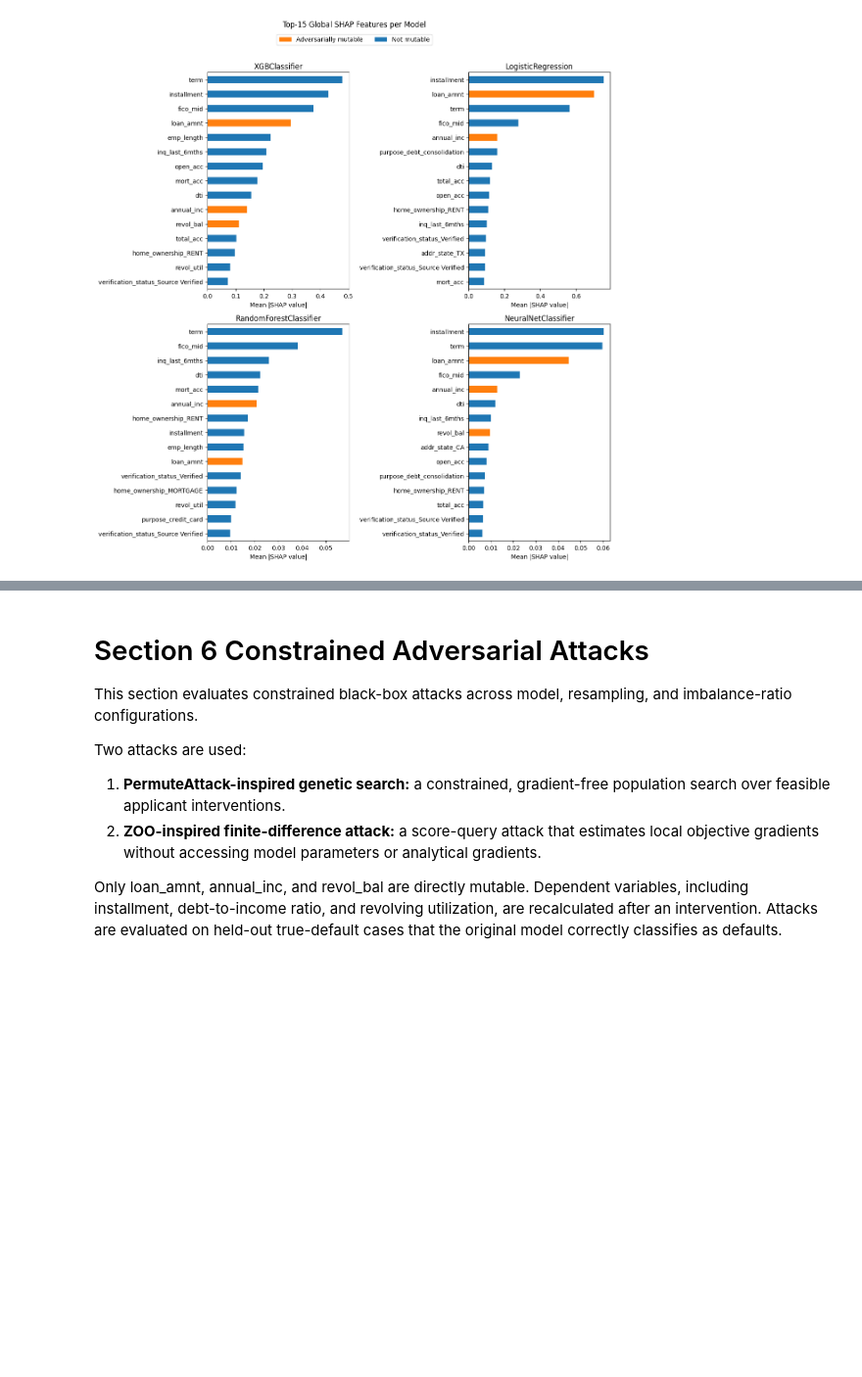
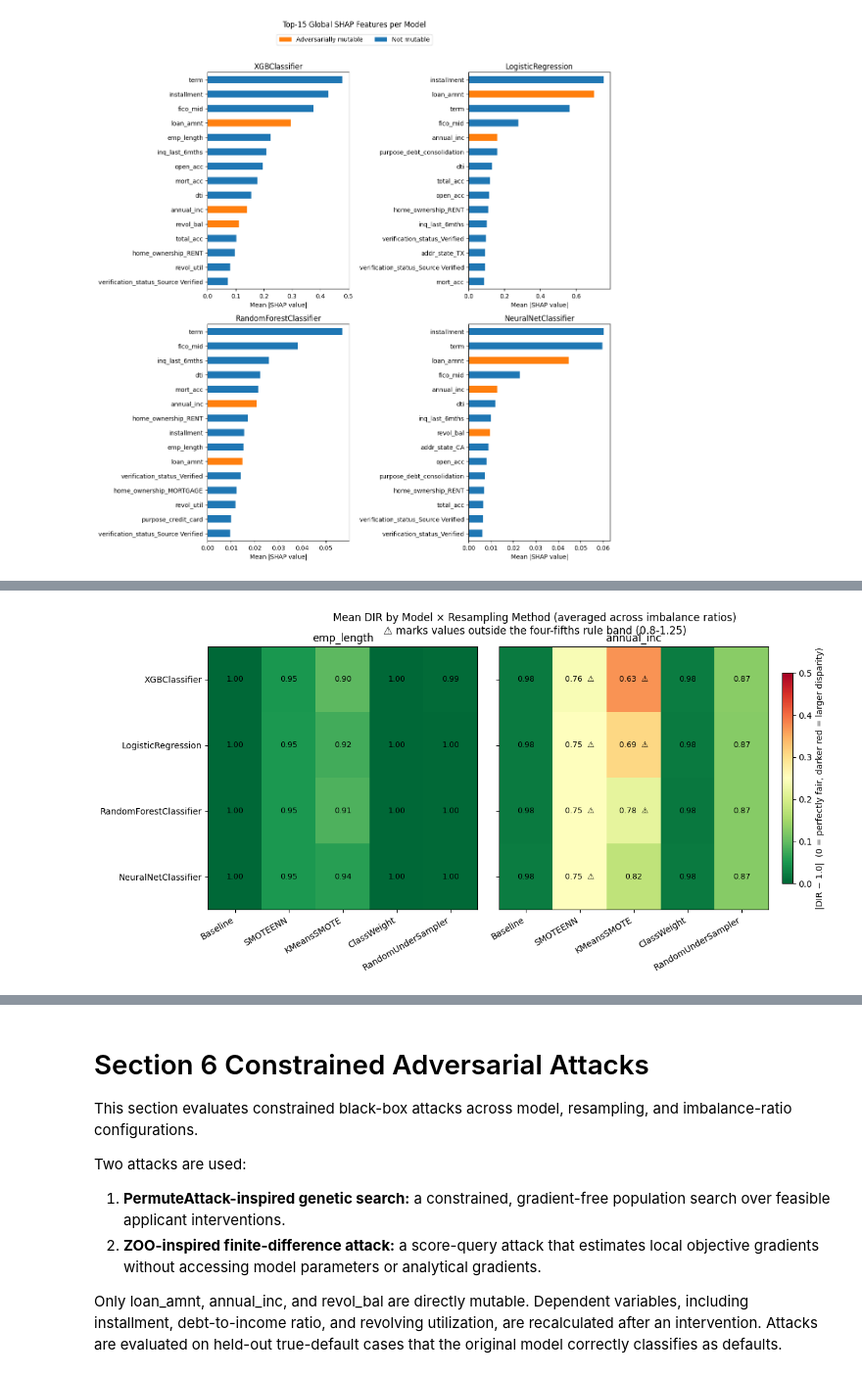
Before and after one commit to TimAngevare/Adversarial-Attacks-on-Class-Imbalanced-Lending-Default-Models, a Jupyter notebook: Notebook_Final_V1.ipynb, the cells around one changed output, grey strips where cells are left out. Shown at 98% size. Drawn from its saved outputs; the diff is of its cells as text; code cells hidden in the pictures; blank space fills up the shorter version.

```diff
--- a/Notebook_Final_V1.ipynb
+++ b/Notebook_Final_V1.ipynb
@@ -2182,0 +2250,38 @@ fairness_results_df.round(3)
+# %%
+fig2, axes2 = plt.subplots(1, 2, figsize=(14, 5.5), sharey=True)
+fig2.subplots_adjust(wspace=0.08)
+
+for idx, (ax, feature) in enumerate(zip(axes2, list(DIR_GROUP_SPECS.keys()))):
+    sub = fairness_results_df[fairness_results_df["Feature"] == feature]
+    pivot = (
+        sub.pivot_table(index="Model", columns="Sampler", values="DIR", aggfunc="mean")
+           .reindex(index=models, columns=unique_samplers)
+    )
+    im = ax.imshow(pivot.values, cmap="RdYlGn_r", vmin=0.5, vmax=1.5, aspect="auto")
+
+    dist = np.abs(pivot.values - 1.0)
+    im = ax.imshow(dist, cmap="RdYlGn_r", vmin=0, vmax=0.5, aspect="auto")
+
+    ax.set_xticks(range(len(unique_samplers)))
+    ax.set_xticklabels(unique_samplers, rotation=30, ha="right")
+    ax.set_yticks(range(len(models)))
+    if idx == 0:
+        ax.set_yticklabels(models)
+    else:
+        ax.tick_params(labelleft=False)
+    ax.set_title(feature)
+
+    for i in range(pivot.shape[0]):
+        for j in range(pivot.shape[1]):
+            val = pivot.values[i, j]
+            flag = "  \u26A0" if (val < 0.8 or val > 1.25) else ""
+            ax.text(j, i, f"{val:.2f}{flag}", ha="center", va="center",
+                     fontsize=9, color="black")
+
+cbar = fig2.colorbar(im, ax=axes2, shrink=0.8, pad=0.02)
+cbar.set_label("|DIR − 1.0|  (0 = perfectly fair, darker red = larger disparity)")
+fig2.suptitle("Mean DIR by Model × Resampling Method (averaged across imbalance ratios)\n"
+              "\u26A0 marks values outside the four-fifths rule band (0.8-1.25)", fontsize=12)
+plt.show()
+# %% [output]
+[figure, added]
```
Also changed, not shown: parts of 15 cells of this notebook, 1 other file.
